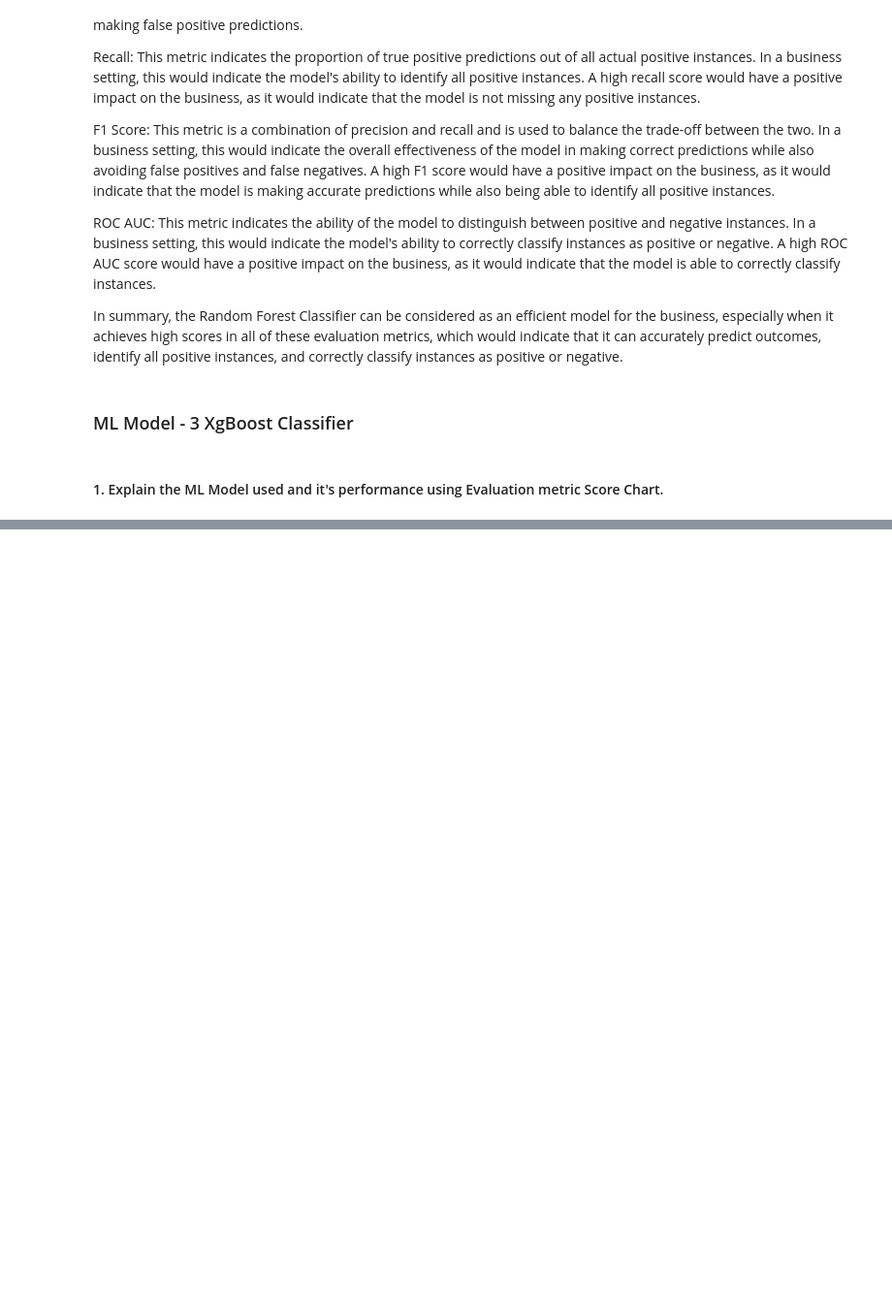
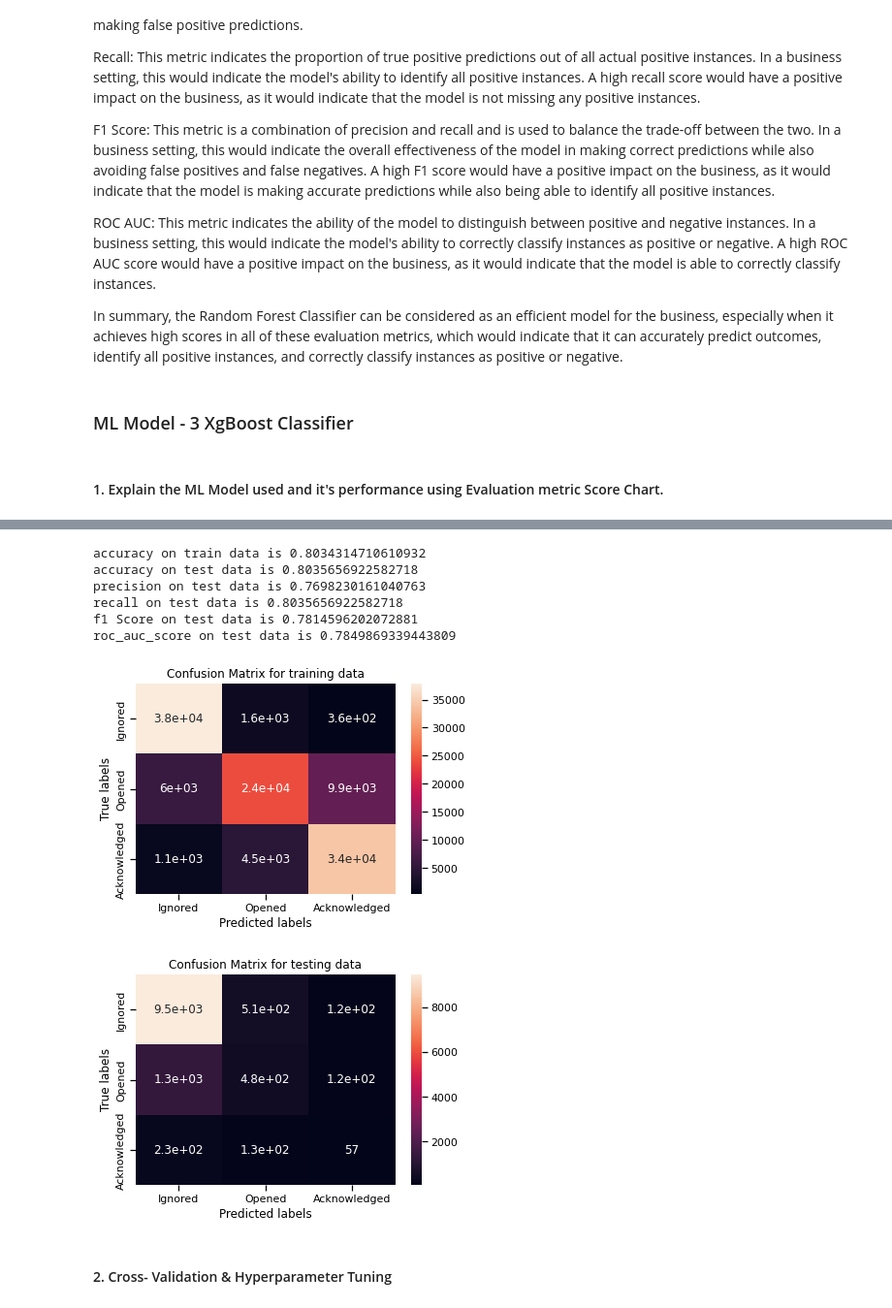
Before and after one commit to Shreya-data/Email-Campaign-Effectiveness-prediction, a Jupyter notebook: Untitled.ipynb, the cells around one changed output, grey strips where cells are left out. Shown at 97% size. Saved outputs shown, nothing was run; the diff lists cells and outputs as text; code cells hidden in the pictures; blank space fills up the shorter version.

```diff
--- a/Untitled.ipynb
+++ b/Untitled.ipynb
@@ -1515,0 +1555,17 @@ test_probability5 = xg_models.predict_proba(X_test)
+# %%
+print_metrics(y_train,y_test,y_pred_train_xg,y_pred_xg,test_probability_xg)
+# %% [output]
+accuracy on train data is 0.8034314710610932
+accuracy on test data is 0.8035656922582718
+precision on test data is 0.7698230161040763
+recall on test data is 0.8035656922582718
+f1 Score on test data is 0.7814596202072881
+roc_auc_score on test data is 0.7849869339443809
+# %%
+# Visualizing evaluation Metric Score chart that is confusion matrix for both training and testing data
+confusion_metrics(y_train,y_test,y_pred_train_xg,y_pred_xg)
+# %% [output]
+[figure, added]
+[figure, added]
+# %% [markdown]
+#### 2. Cross- Validation & Hyperparameter Tuning
```
Also changed, not shown: parts of 45 cells of this notebook.
